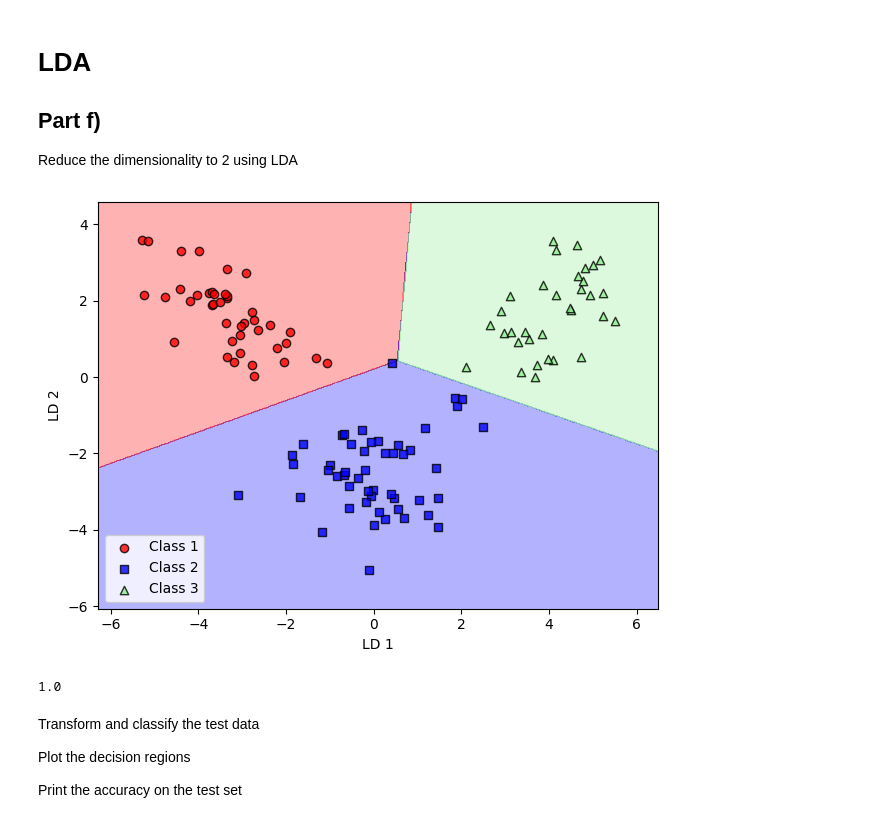
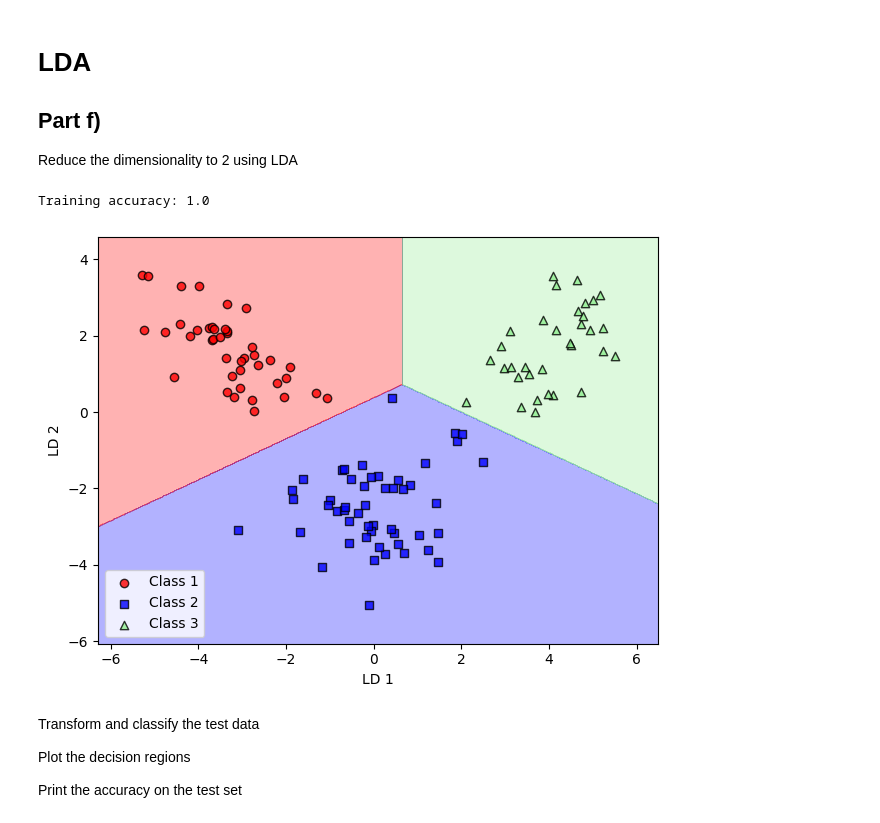
Before and after one commit to ChagataiDuru/CS304-IntroAI-CollabNotebooks, a Jupyter notebook: CS304_HW3.ipynb, the cells around one changed output. Cells and saved outputs as stored; diff of their text form; code cells hidden in the pictures.

```diff
--- a/CS304_HW3.ipynb
+++ b/CS304_HW3.ipynb
@@ -37,9 +37,10 @@ Splitting the data into 70% training and 30% test subsets.
 from sklearn.model_selection import train_test_split
 
 #----------- Write your code here ------------------------------
-X, y =
+# Separate features and target
+X, y = df_wine.iloc[:, 1:].values, df_wine.iloc[:, 0].values
 
-X_train, X_test, y_train, y_test =
-
+# Split the data into training and test sets
+X_train, X_test, y_train, y_test = train_test_split(X, y, test_size=0.3, random_state=0, stratify=y)
 #---------------------------------------------------------------
 # %% [markdown]
@@ -48,9 +49,10 @@ Standardizing the data.
 from sklearn.preprocessing import StandardScaler
 
 #----------- Write your code here ------------------------------
-....
-X_train_std =
-X_test_std =
+# Standardize the training data
+sc = StandardScaler()
+X_train_std = sc.fit_transform(X_train)
+X_test_std = sc.transform(X_test)
 #---------------------------------------------------------------
 # %% [markdown]
 # PCA #
@@ -191,22 +242,32 @@ Reduce the dimensionality to 2 using LDA
 from sklearn.discriminant_analysis import LinearDiscriminantAnalysis as LDA
 
 #----------- Write your code here ------------------------------
-...
-X_train_lda =
+lda = LDA(n_components=2)
+X_train_lda = lda.fit_transform(X_train_std, y_train)
 
 #----------------------------------------------------------------
 # %%
 from sklearn.linear_model import LogisticRegression
 
 # Train a logistic regression classifier and report the accuracy on the treining set
 # Plot the decision regions
 #----------- Write your code here ------------------------------
 
+lr = LogisticRegression()
+lr = lr.fit(X_train_lda, y_train)
+print('Training accuracy:', lr.score(X_train_lda, y_train))
+
+plot_decision_regions(X_train_lda, y_train, classifier=lr)
+plt.xlabel('LD 1')
+plt.ylabel('LD 2')
+plt.legend(loc='lower left')
+plt.tight_layout()
+plt.show()
 
 #----------------------------------------------------------------
 # %% [output]
+Training accuracy: 1.0
-[figure, old version]
+[figure, new version]
-1.0
 # %% [markdown]
 Transform and classify the test data
 
```
Also changed, not shown: parts of 19 cells of this notebook.
